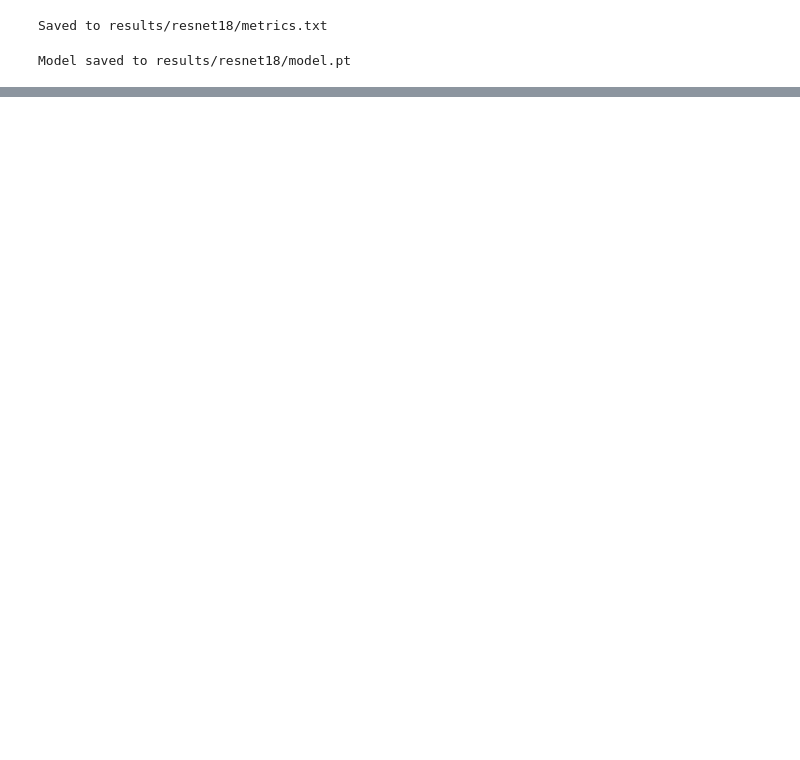
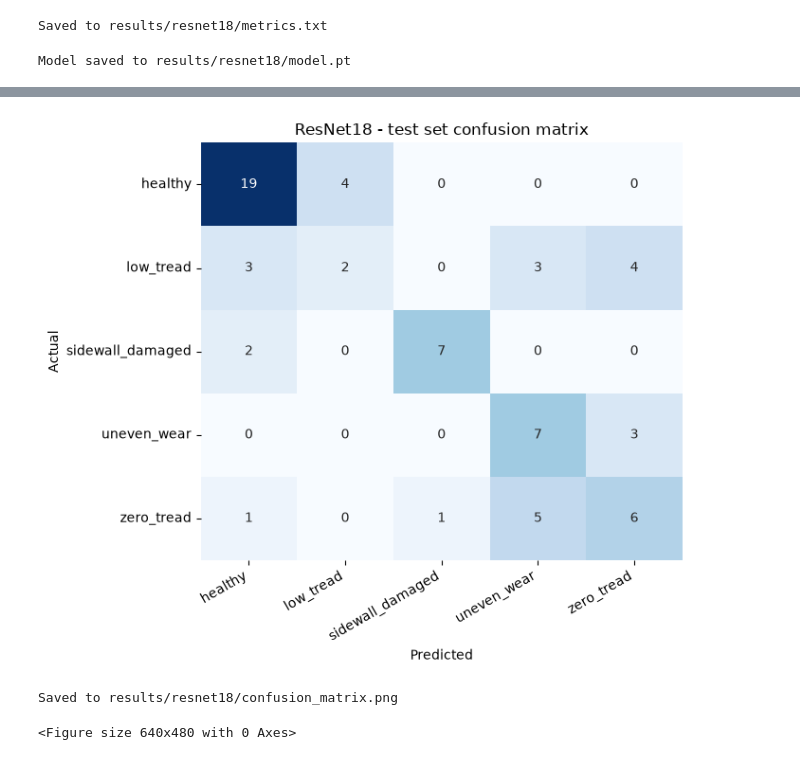
Before and after one commit to ArhanTibro/tire-health-cv, a Jupyter notebook: notebooks/06_resnet18_transfer.ipynb, the cells around one changed output, grey strips where cells are left out. Saved outputs shown, nothing was run; the diff lists cells and outputs as text; code cells hidden in the pictures; blank space fills up the shorter version.

```diff
--- a/notebooks/06_resnet18_transfer.ipynb
+++ b/notebooks/06_resnet18_transfer.ipynb
@@ -426,0 +392,9 @@ ModuleNotFoundError: No module named 'src'
+# %%
+plot_confusion_matrix(test_true_labels, test_predicted_labels, class_names,
+                      title="ResNet18 - test set confusion matrix")
+plt.savefig("../results/resnet18/confusion_matrix.png", dpi=150, bbox_inches="tight")
+print("Saved to results/resnet18/confusion_matrix.png")
+# %% [output]
+[figure, added]
+Saved to results/resnet18/confusion_matrix.png
+<Figure size 640x480 with 0 Axes>
```
Also changed, not shown: parts of 8 cells of this notebook, 1 other file.
